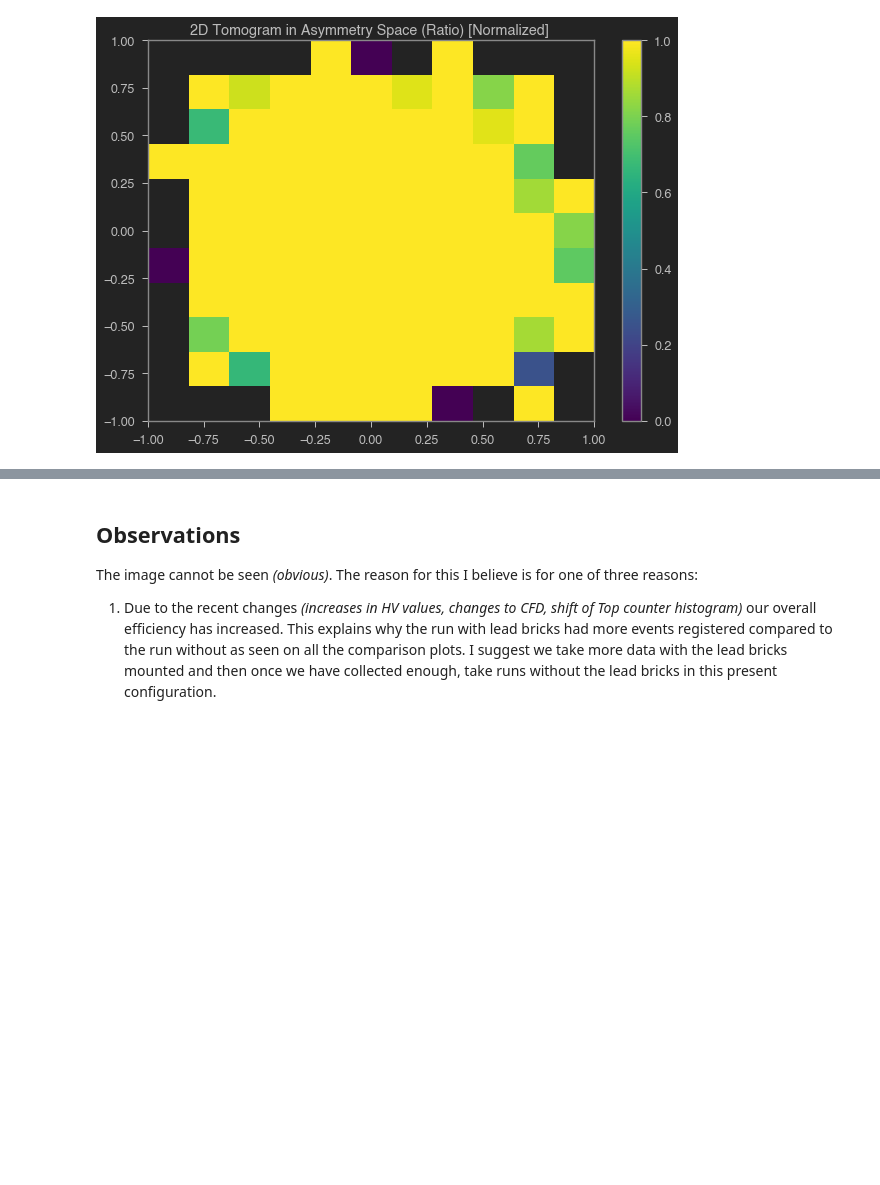
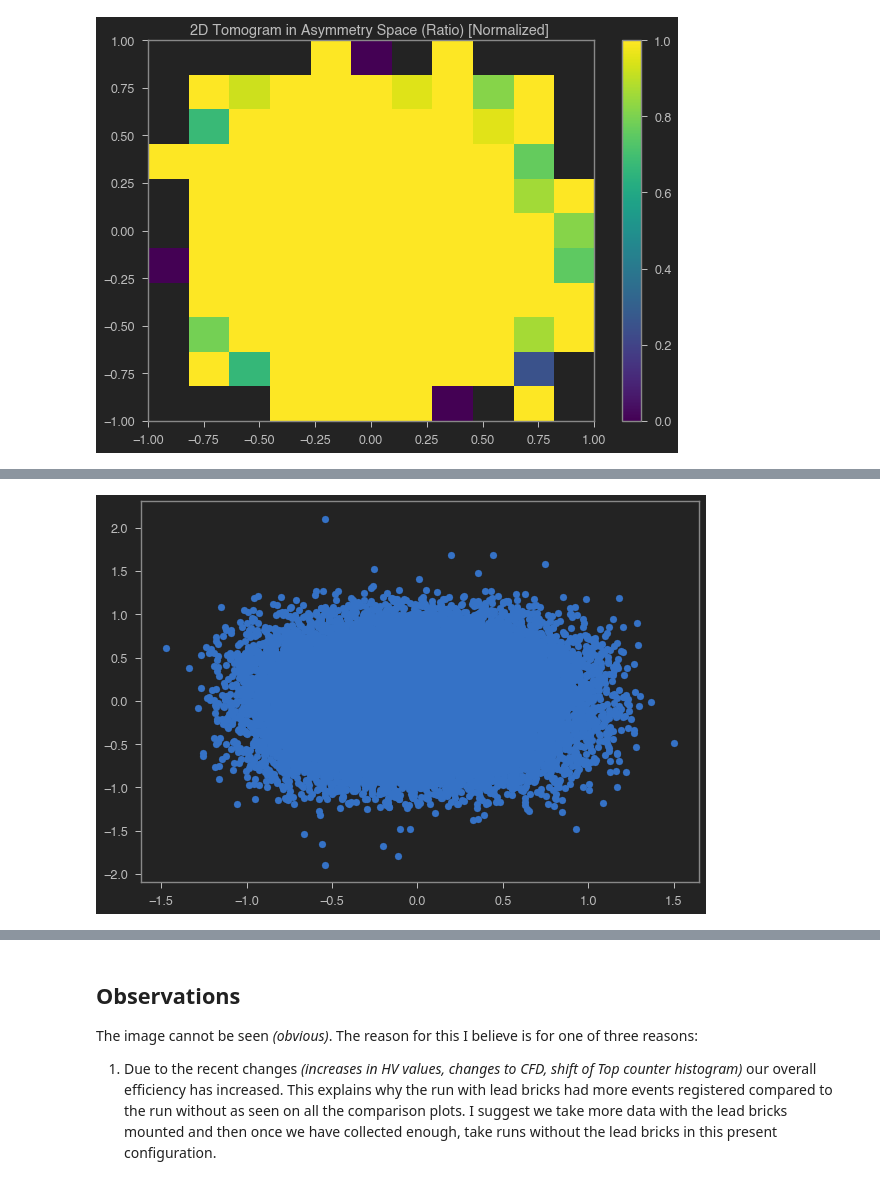
Before and after one commit to shanto268/HEP_DAQ, a Jupyter notebook: CrateAnalysis/leadBrickAna-new_lead_brick.ipynb, the cells around one changed output, grey strips where cells are left out. Saved outputs shown, nothing was run; the diff lists cells and outputs as text; code cells hidden in the pictures; blank space fills up the shorter version.

```diff
--- a/CrateAnalysis/leadBrickAna-new_lead_brick.ipynb
+++ b/CrateAnalysis/leadBrickAna-new_lead_brick.ipynb
@@ -176,0 +189,8 @@ plt.show()
+# %%
+xres = xx1 - xx
+yres = yy1 - yy
+
+plt.scatter(xres,yres)
+plt.show()
+# %% [output]
+[figure, added]
```
Also changed, not shown: parts of 12 cells of this notebook, 26 other files.
